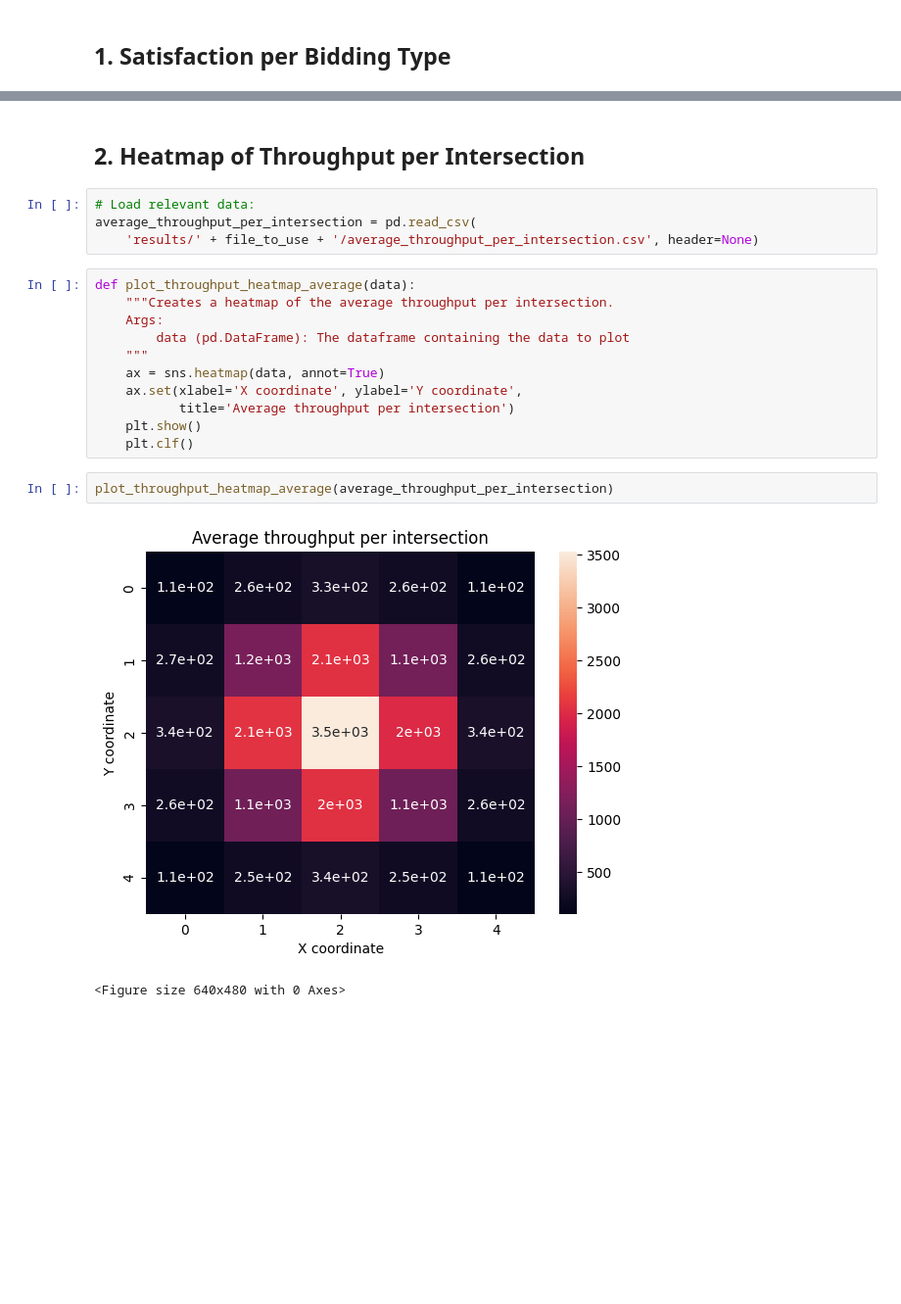
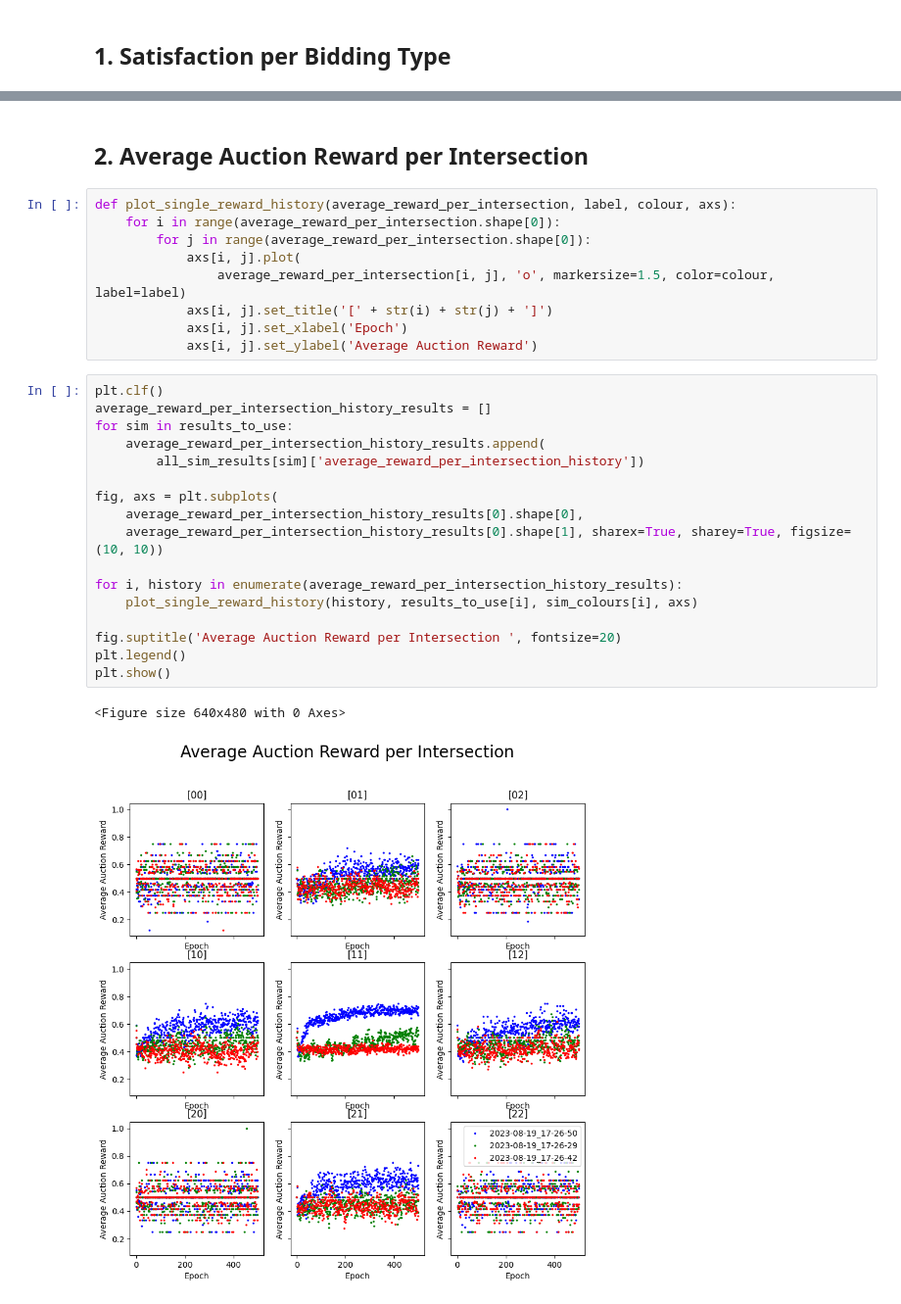
Before and after one commit to LeonidasZotos/adaptiveAuctions, a Jupyter notebook: analysis.ipynb, the cells around one changed output, grey strips where cells are left out. Shown: that part at 98% size. Drawn from its saved outputs; the diff is of its cells as text; blank space fills up the shorter version.

```diff
--- a/analysis.ipynb
+++ b/analysis.ipynb
@@ -97,23 +92,32 @@ plot_satisfaction_scores_by_bidding_type(
 # %% [markdown]
-## 2. Heatmap of Throughput per Intersection
+## 2. Average Auction Reward per Intersection
-# %%
-# Load relevant data:
-average_throughput_per_intersection = pd.read_csv(
-    'results/' + file_to_use + '/average_throughput_per_intersection.csv', header=None)
-# %%
-def plot_throughput_heatmap_average(data):
-    """Creates a heatmap of the average throughput per intersection.
-    Args:
-        data (pd.DataFrame): The dataframe containing the data to plot
-    """
-    ax = sns.heatmap(data, annot=True)
-    ax.set(xlabel='X coordinate', ylabel='Y coordinate',
-           title='Average throughput per intersection')
-    plt.show()
-    plt.clf()
-# %%
-plot_throughput_heatmap_average(average_throughput_per_intersection)
-# %% [output]
-[figure, removed]
-<Figure size 640x480 with 0 Axes>
+# %%
+def plot_single_reward_history(average_reward_per_intersection, label, colour, axs):
+    for i in range(average_reward_per_intersection.shape[0]):
+        for j in range(average_reward_per_intersection.shape[0]):
+            axs[i, j].plot(
+                average_reward_per_intersection[i, j], 'o', markersize=1.5, color=colour, label=label)
+            axs[i, j].set_title('[' + str(i) + str(j) + ']')
+            axs[i, j].set_xlabel('Epoch')
+            axs[i, j].set_ylabel('Average Auction Reward')
+# %%
+plt.clf()
+average_reward_per_intersection_history_results = []
+for sim in results_to_use:
+    average_reward_per_intersection_history_results.append(
+        all_sim_results[sim]['average_reward_per_intersection_history'])
+
+fig, axs = plt.subplots(
+    average_reward_per_intersection_history_results[0].shape[0],
+    average_reward_per_intersection_history_results[0].shape[1], sharex=True, sharey=True, figsize=(10, 10))
+
+for i, history in enumerate(average_reward_per_intersection_history_results):
+    plot_single_reward_history(history, results_to_use[i], sim_colours[i], axs)
+
+fig.suptitle('Average Auction Reward per Intersection ', fontsize=20)
+plt.legend()
+plt.show()
+# %% [output]
+<Figure size 640x480 with 0 Axes>
+[figure, added]
 # %% [markdown]
```
Also changed, not shown: parts of 22 cells of this notebook, 1 other file.
